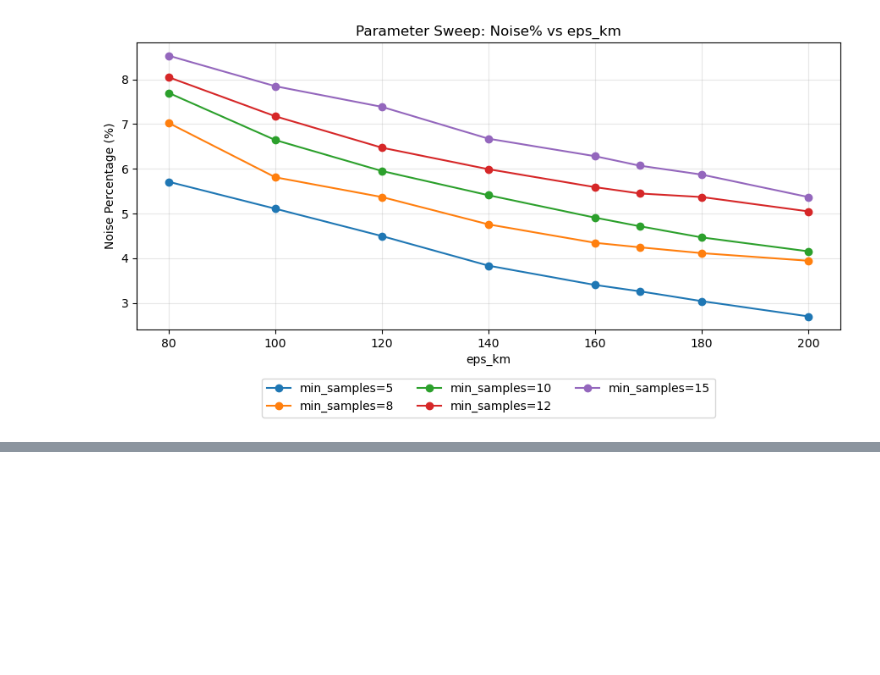
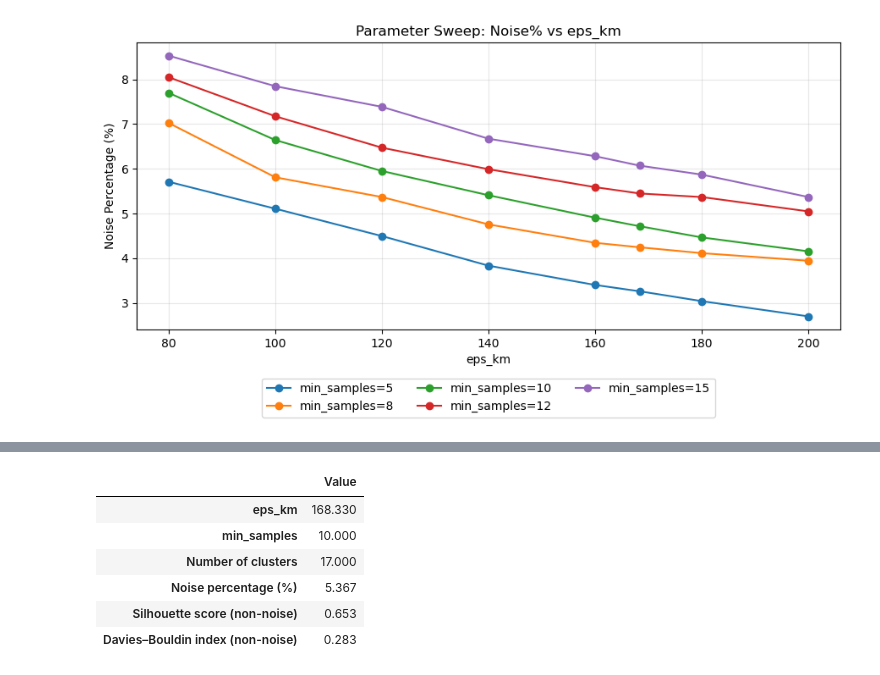
Before and after one commit to sandipbhandari1/AI-Course-Work, a Jupyter notebook: Earthquake.ipynb, the cells around one changed output, grey strips where cells are left out. Cells and saved outputs as stored; diff of their text form; code cells hidden in the pictures; blank space fills up the shorter version.

```diff
--- a/Earthquake.ipynb
+++ b/Earthquake.ipynb
@@ -518,0 +581,40 @@ plt.show()
+# %%
+import pandas as pd
+
+# Put your final chosen parameters here
+eps_km = 168.33
+min_samples = 10
+
+# If you already computed m = compute_dbscan_metrics(coords_rad, labels)
+# then this will work. Otherwise, compute m first using the earlier metrics code.
+
+metrics_matrix = pd.DataFrame(
+    {
+        "Value": [
+            eps_km,
+            min_samples,
+            m["clusters"],
+            round(m["noise_pct"], 3),
+            None if m["silhouette"] is None else round(m["silhouette"], 3),
+            None if m["davies_bouldin"] is None else round(m["davies_bouldin"], 3),
+        ]
+    },
+    index=[
+        "eps_km",
+        "min_samples",
+        "Number of clusters",
+        "Noise percentage (%)",
+        "Silhouette score (non-noise)",
+        "Davies–Bouldin index (non-noise)",
+    ],
+)
+
+metrics_matrix
+# %% [output]
+|  | Value |
+| eps_km | 168.330 |
+| min_samples | 10.000 |
+| Number of clusters | 17.000 |
+| Noise percentage (%) | 5.367 |
+| Silhouette score (non-noise) | 0.653 |
+| Davies–Bouldin index (non-noise) | 0.283 |
```
Also changed, not shown: parts of 2 cells of this notebook.
